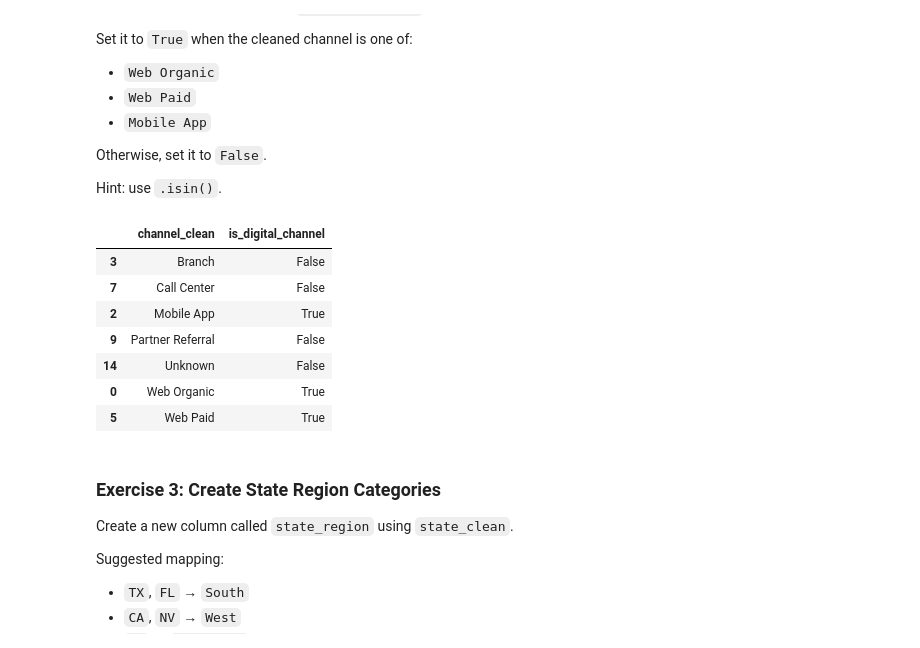
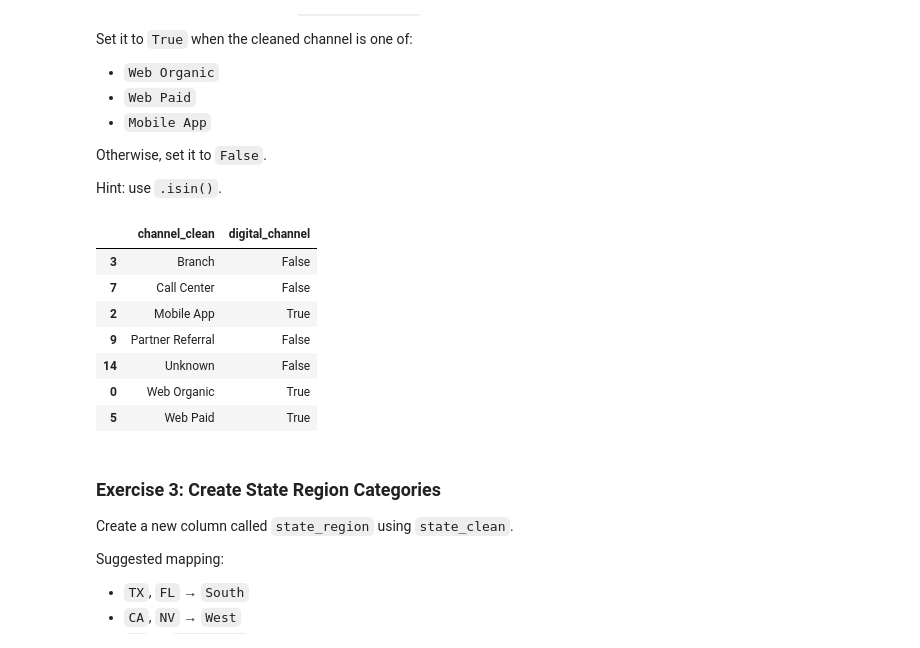
Before and after one commit to kalshaikhli/ban6003-week5-6-Karrar-Alshaikhli, a Jupyter notebook: notebooks/module6_string_categorical_guided_lab.ipynb, the cells around one changed output. Drawn from its saved outputs; the diff is of its cells as text; code cells hidden in the pictures.

```diff
--- a/notebooks/module6_string_categorical_guided_lab.ipynb
+++ b/notebooks/module6_string_categorical_guided_lab.ipynb
@@ -672,13 +672,13 @@ Hint: use `.isin()`.
 # %%
 # Your code here
 
 digital_channels = ["Web Organic", "Web Paid", "Mobile App"]
 
-df["is_digital_channel"] = df["channel_clean"].isin(digital_channels)
+df["digital_channel"] = df["channel_clean"].isin(digital_channels)
 
-df[["channel_clean", "is_digital_channel"]].drop_duplicates().sort_values("channel_clean")
+df[["channel_clean", "digital_channel"]].drop_duplicates().sort_values("channel_clean")
 # %% [output]
-|  | channel_clean | is_digital_channel |
+|  | channel_clean | digital_channel |
 | 3 | Branch | False |
 | 7 | Call Center | False |
 | 2 | Mobile App | True |
```
Also changed, not shown: parts of 5 cells of this notebook.
